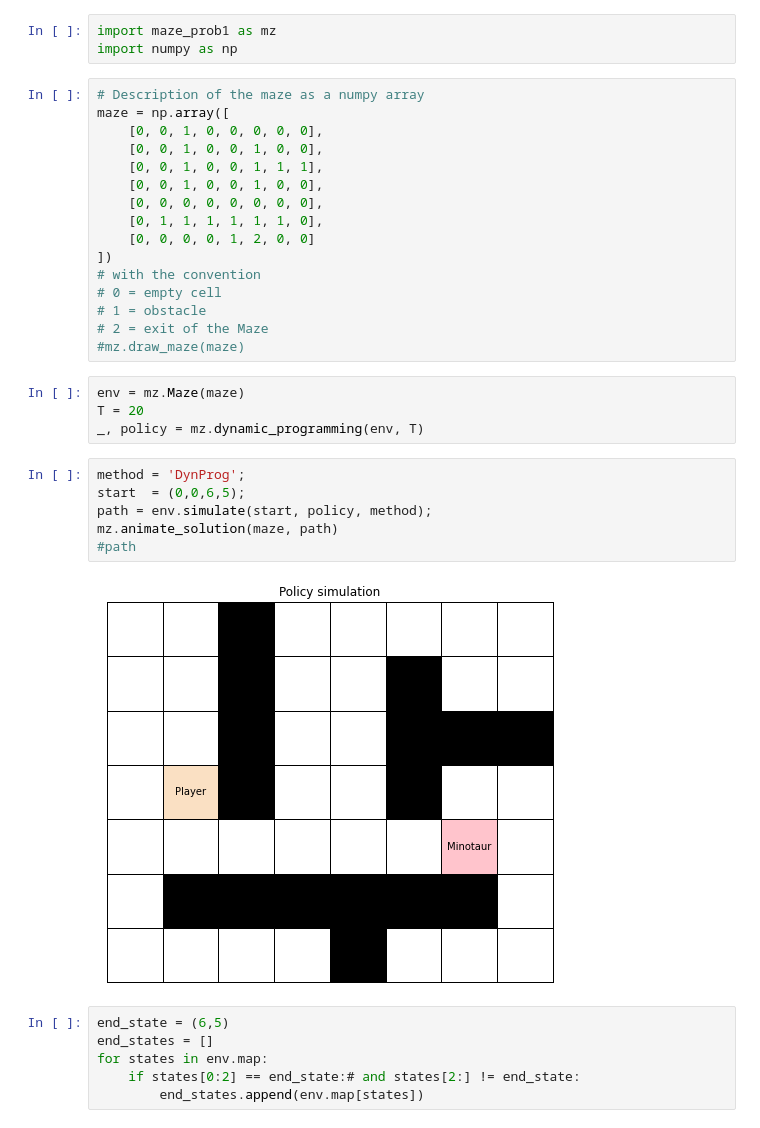
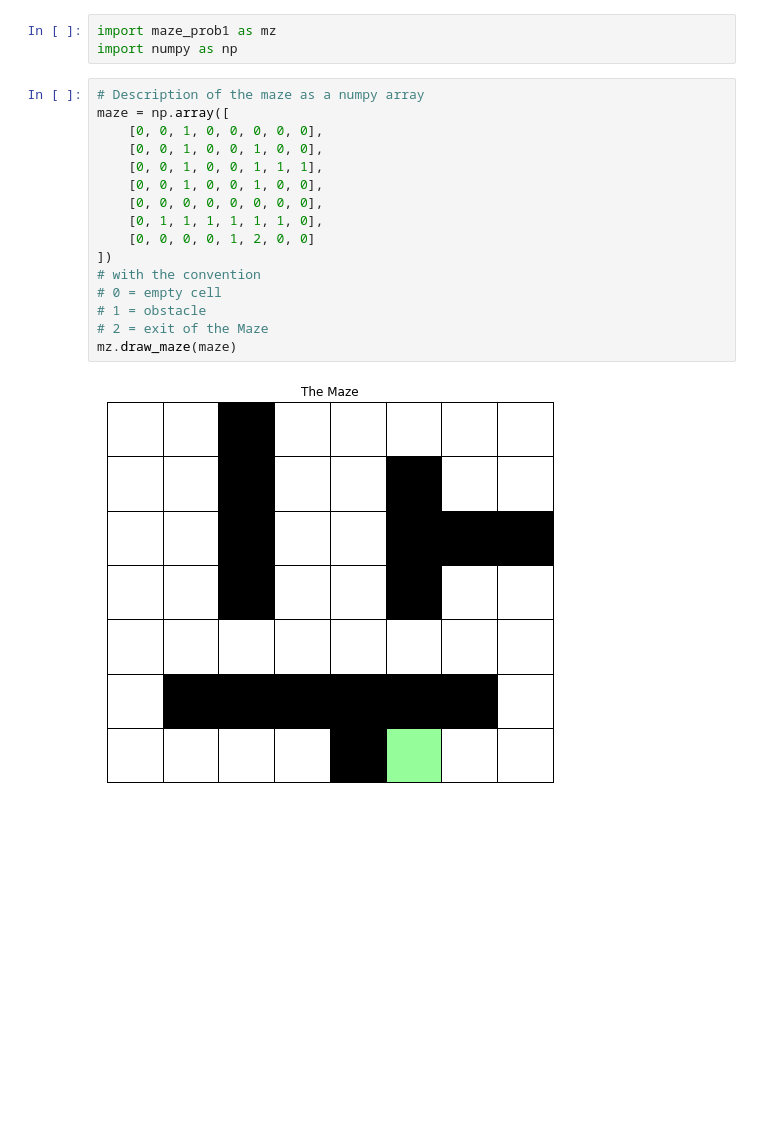
Before and after one commit to JosefHF/EL2805, a Jupyter notebook: Problem_1.ipynb, the cells around one changed output. Drawn from its saved outputs; the diff is of its cells as text; blank space fills up the shorter version.

```diff
--- a/Problem_1.ipynb
+++ b/Problem_1.ipynb
@@ -4,34 +4,18 @@ import numpy as np
 # %%
 # Description of the maze as a numpy array
 maze = np.array([
     [0, 0, 1, 0, 0, 0, 0, 0],
     [0, 0, 1, 0, 0, 1, 0, 0],
     [0, 0, 1, 0, 0, 1, 1, 1],
     [0, 0, 1, 0, 0, 1, 0, 0],
     [0, 0, 0, 0, 0, 0, 0, 0],
     [0, 1, 1, 1, 1, 1, 1, 0],
     [0, 0, 0, 0, 1, 2, 0, 0]
 ])
 # with the convention
 # 0 = empty cell
 # 1 = obstacle
 # 2 = exit of the Maze
-#mz.draw_maze(maze)
+mz.draw_maze(maze)
+# %% [output]
+[figure, added]
-# %%
-env = mz.Maze(maze)
-T = 20
-_, policy = mz.dynamic_programming(env, T)
-# %%
-method = 'DynProg';
-start  = (0,0,6,5);
-path = env.simulate(start, policy, method);
-mz.animate_solution(maze, path)
-#path
-# %% [output]
-[figure, removed]
-# %%
-end_state = (6,5)
-end_states = []
-for states in env.map:
-    if states[0:2] == end_state:# and states[2:] != end_state:
-        end_states.append(env.map[states])
```
Also changed, not shown: parts of 8 cells of this notebook, 5 other files.
